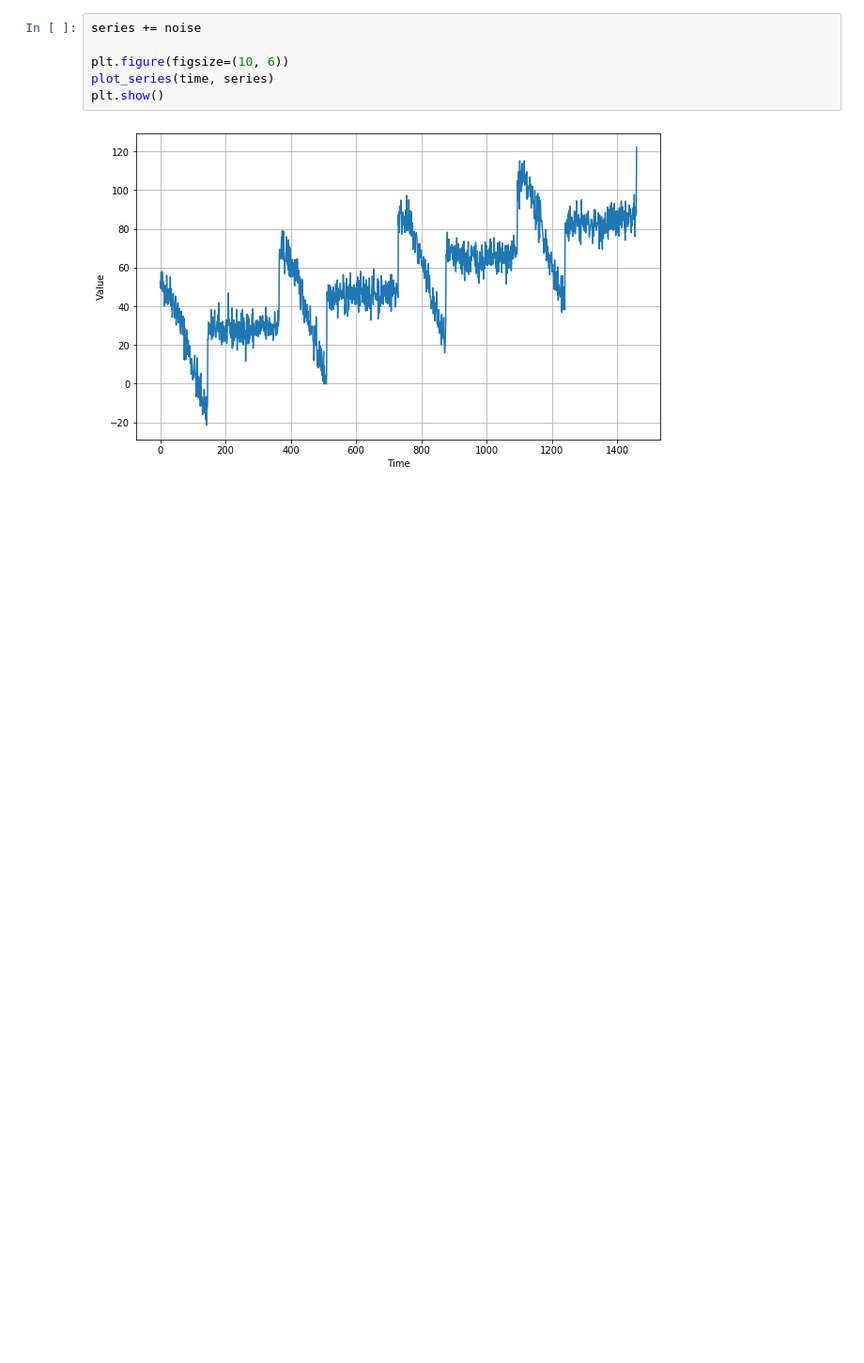
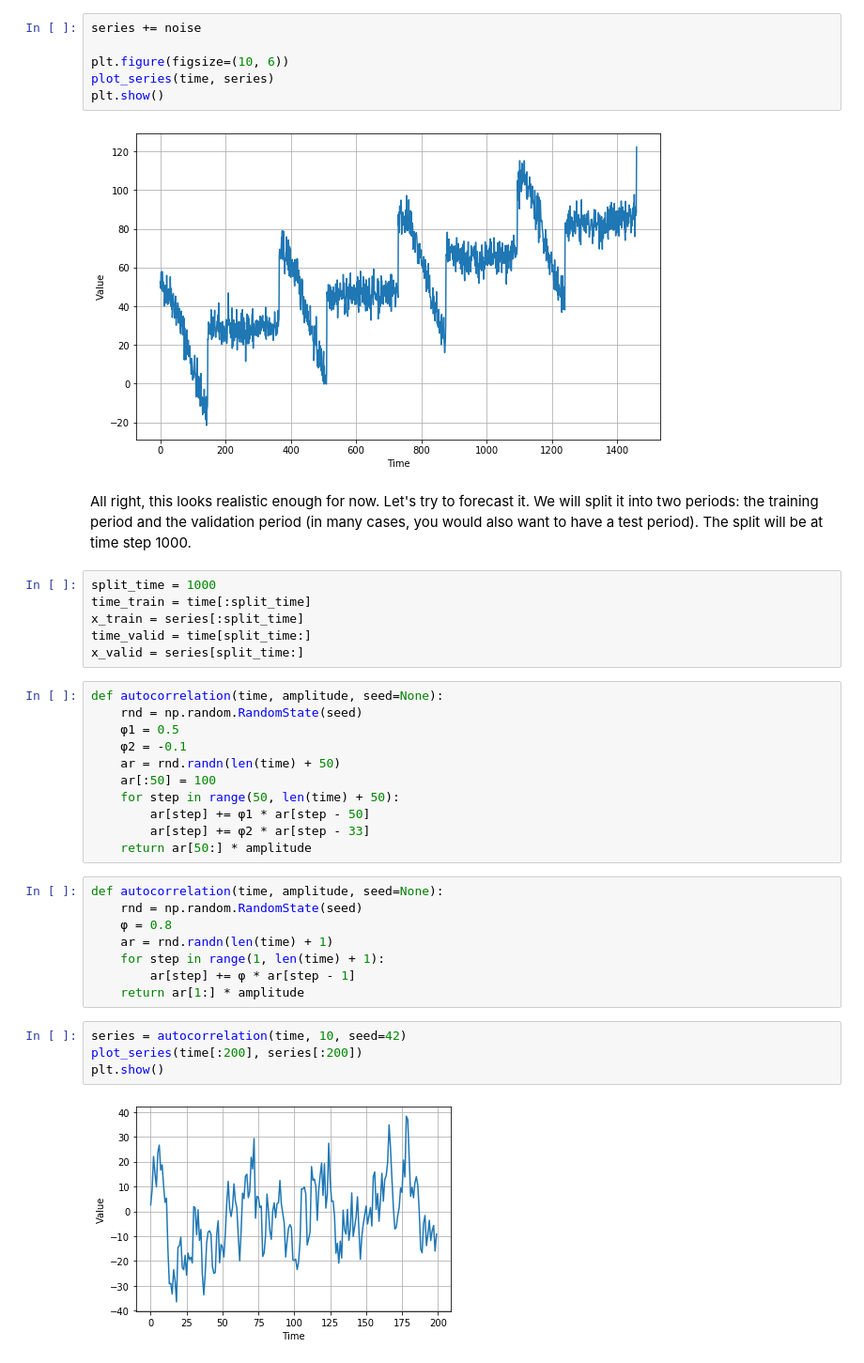
Before and after one commit to ainurafifah00/Coursera_TF, a Jupyter notebook: [Sequences]Week_1_Time_Series_Intro.ipynb, the cells around one changed output. Shown: that part at 94% size. Cells and saved outputs as stored; diff of their text form; blank space fills up the shorter version.

Commit message:
More types of autocorrelation time series are added

```diff
--- a/[Sequences]Week_1_Time_Series_Intro.ipynb
+++ b/[Sequences]Week_1_Time_Series_Intro.ipynb
@@ -113,3 +113,36 @@ plot_series(time, series)
 plt.show()
 # %% [output]
 [figure]
+# %% [markdown]
+All right, this looks realistic enough for now. Let's try to forecast it. We will split it into two periods: the training period and the validation period (in many cases, you would also want to have a test period). The split will be at time step 1000.
+# %%
+split_time = 1000
+time_train = time[:split_time]
+x_train = series[:split_time]
+time_valid = time[split_time:]
+x_valid = series[split_time:]
+# %%
+def autocorrelation(time, amplitude, seed=None):
+    rnd = np.random.RandomState(seed)
+    φ1 = 0.5
+    φ2 = -0.1
+    ar = rnd.randn(len(time) + 50)
+    ar[:50] = 100
+    for step in range(50, len(time) + 50):
+        ar[step] += φ1 * ar[step - 50]
+        ar[step] += φ2 * ar[step - 33]
+    return ar[50:] * amplitude
+# %%
+def autocorrelation(time, amplitude, seed=None):
+    rnd = np.random.RandomState(seed)
+    φ = 0.8
+    ar = rnd.randn(len(time) + 1)
+    for step in range(1, len(time) + 1):
+        ar[step] += φ * ar[step - 1]
+    return ar[1:] * amplitude
+# %%
+series = autocorrelation(time, 10, seed=42)
+plot_series(time[:200], series[:200])
+plt.show()
+# %% [output]
+[figure, added]
```
Also changed, not shown: parts of 11 cells of this notebook.
